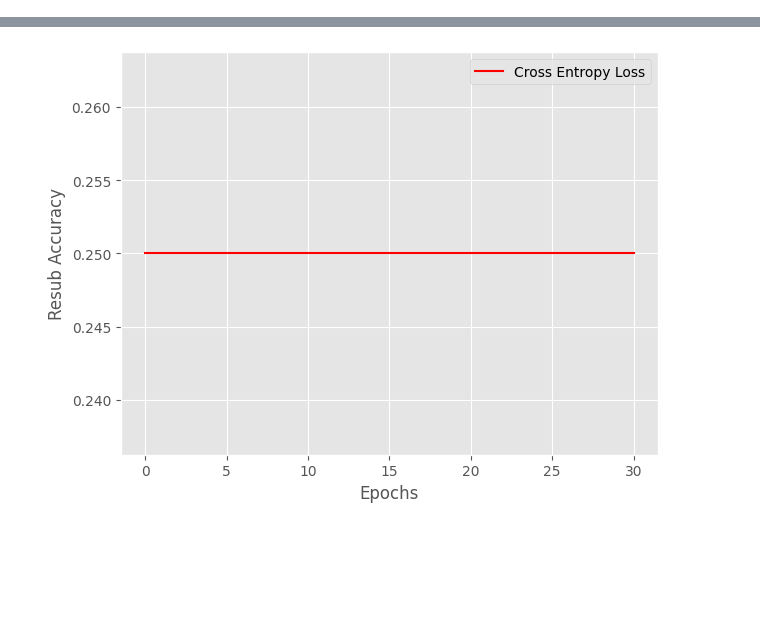
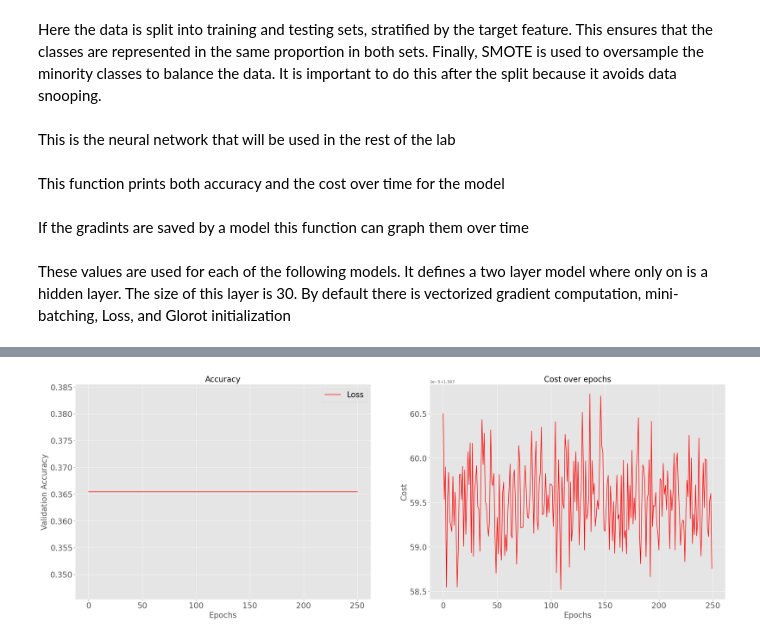
Before and after one commit to MarkBrub/ML_Python, a Jupyter notebook: Labs/Lab4.ipynb, the cells around one changed output, grey strips where cells are left out. Drawn from its saved outputs; the diff is of its cells as text; code cells hidden in the pictures; blank space fills up the shorter version.

```diff
--- a/Labs/Lab4.ipynb
+++ b/Labs/Lab4.ipynb
@@ -44,7 +56,7 @@ catagorical_feature_labels = [1, 2]
 # %%
 le = LabelEncoder()
 df['State'] = le.fit_transform(df['State'])
-df['County'] = le.fit_transform(df['County'])
+# df['County'] = le.fit_transform(df['County'])
 
 df.info()
 
@@ -99,7 +111,7 @@ q2 = np.quantile(y, 0.5)
 q3 = np.quantile(y, 0.75)
 
 quartiles = [q1, q2, q3]
-expert_ranges = [10.5, 21.1, 31.7]
+expert_ranges = [10.5, 21.1, 30.55]
 
 print(f"Quantiles:     {quartiles}")
 print(f"Expert Ranges: {expert_ranges}")
@@ -110,7 +122,7 @@ y_e = np.digitize(y, expert_ranges)
 # the quantile distribution should be evenly distributed
 
 # graph the distribution of the classes in y_e
-plt.hist(y_e, bins=4)
+plt.hist(y_e, bins=4, color='steelblue')
 plt.show()
 # %% [output]
 Quantiles:     [6.2, 16.3, 31.6]
@@ -131,17 +155,21 @@ X shape: (85032, 36)
 y shape: (85032,)
+# %% [markdown]
+Here the data is split into training and testing sets, stratified by the target feature. This ensures that the classes are represented in the same proportion in both sets. Finally, SMOTE is used to oversample the minority classes to balance the data. It is important to do this after the split because it avoids data snooping.
 # %%
 class MultiLayerPerceptron(object):
-    def __init__(self, layers=2, n_hidden=30, C=0.0, epochs=500, eta=0.001, random_state=None, alpha=0.1, decrease_const=0.0, shuffle=True, minibatches=1, gamma=0.0):
+    def __init__(self, layers=2, n_hidden=30, C=0.0, epochs=500, eta=0.001, random_state=None, save_grad=False,
+                decrease_const=0.0, shuffle=True, minibatches=1, momentum=None, gamma=0.0):
         xp.random.seed(random_state)
         self.layers = layers
         self.n_hidden = n_hidden
         self.l2_C = C
         self.epochs = epochs
         self.eta = eta
-        self.alpha = alpha
+        self.save_grad = save_grad
         self.decrease_const = decrease_const
         self.shuffle = shuffle
         self.minibatches = minibatches
+        self.momentum = momentum
         self.gamma = gamma
         self.epsilon = 1e-8
 
@@ -176,9 +204,6 @@ class MultiLayerPerceptron(object):
         init_bound = 4*xp.sqrt(6.0 / (self.n_hidden[-1] + self.n_output_ + 1))
         W.append(xp.random.uniform(-init_bound, init_bound, (self.n_output_, self.n_hidden[-1])))
         b.append(xp.zeros((self.n_output_, 1)))
-
-        # for i, w in enumerate(W):
-        #    print(f"W[{i}].shape: {w.shape}")
 
         return W, b
 
@@ -260,6 +285,9 @@ class MultiLayerPerceptron(object):
         self.n_output_ = Y_enc.shape[0]
         self.W, self.b = self._initialize_weights()
 
+        if self.save_grad:
+            self.grad_ = [xp.zeros(self.epochs) for _ in range(self.layers)]
+
         if self.momentum == "RMSprop":
             V_prev = [xp.zeros(w.shape) for w in self.W]
             Vb_prev = [xp.zeros(b.shape) for b in self.b]
@@ -302,6 +330,10 @@ class MultiLayerPerceptron(object):
                 # compute gradient via backpropagation
                 grad, gradb = self._get_gradient(A, Z, Y_enc[:, idx], self.W)
 
+                if self.save_grad:
+                    for j in range(self.layers):
+                        self.grad_[j][i] += xp.mean(grad[j])
+
                 if self.momentum == "RMSprop":
                     # RMSprop for weights
                     G = [w ** 2 for w in grad]
@@ -326,6 +358,9 @@ class MultiLayerPerceptron(object):
                         self.W[i] -= eta * grad[i]
                         self.b[i] -= eta * gradb[i]
 
+            if self.save_grad:
+                for j in range(self.layers):
+                    self.grad_[j][i] = self.grad_[j][i] / self.minibatches
 
             self.cost_.append(mini_cost)
             self.score_.append(xp.mean(self.predict(X_data) == y_data))
@@ -334,6 +369,8 @@ class MultiLayerPerceptron(object):
 
 
         return self
+# %% [markdown]
+This is the neural network that will be used in the rest of the lab
 # %%
 from sklearn.metrics import accuracy_score
 import matplotlib.pyplot as plt
@@ -364,0 +426,2 @@ def print_result(nn,X_train,y_train,X_test,y_test,title="",color="red"):
+# %% [markdown]
+This function prints both accuracy and the cost over time for the model
@@ -365,12 +441,18 @@ def print_result(nn,X_train,y_train,X_test,y_test,title="",color="red"):
+# %% [markdown]
+If the gradints are saved by a model this function can graph them over time
 # %%
 vals = {'layers':2, 'n_hidden':[30],
-        'C':0.1, 'epochs':30, 'eta':0.001,
-        'alpha':0.001, 'decrease_const':1e-5, 'minibatches':len(X_train)/32,
-        'shuffle':True,'random_state':1, 'gamma':0.9}
+        'C':0.1, 'epochs':250, 'eta':0.001,
+        'save_grad':False, 'decrease_const':1e-5, 'minibatches':len(X_train)/32,
+        'shuffle':True,'random_state':1, 'momentum':None}
+# %% [markdown]
+These values are used for each of the following models. It defines a two layer model where only on is a hidden layer. The size of this layer is 30. By default there is vectorized gradient computation, mini-batching, Loss, and Glorot initialization
 # %%
+%%time
+
 nn = MultiLayerPerceptron(**vals)
 
-nn.fit(X_train, y_train, print_progress=1)
+nn.fit(X_train, y_train, print_progress=1, XY_test=[X_test, y_test])
 
-print_result(nn,X_train,y_train,X_test,y_test,title="Cross Entropy Loss",color="red")
+print_result(nn,X_train,y_train,X_test,y_test,title="Loss",color="red")
 # %% [output]
@@ -383 +465 @@ Validation acc: 0.36544279427942794
-[figure, old version]
+[figure, new version]
```
Also changed, not shown: parts of 54 cells of this notebook, 1 other file.
